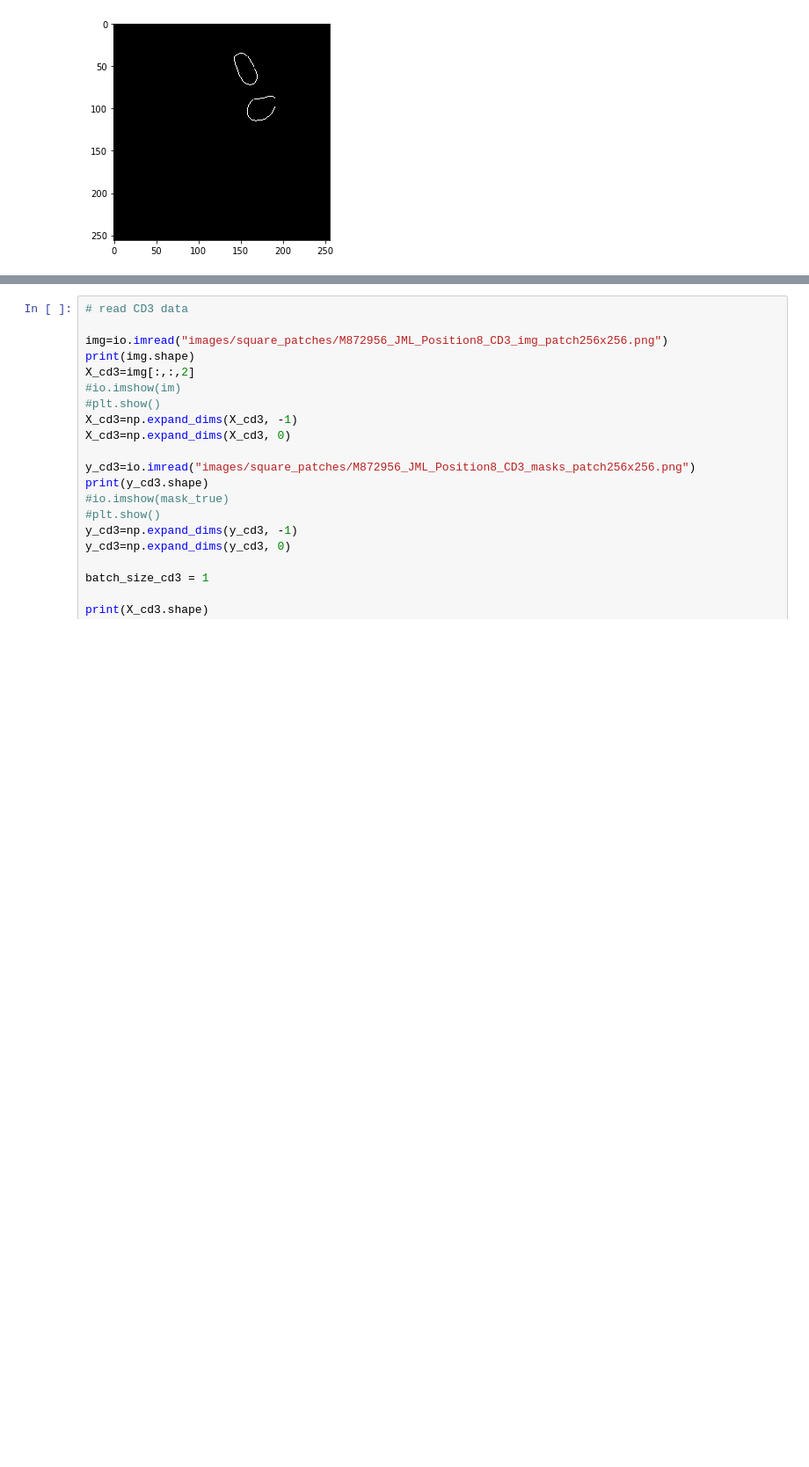
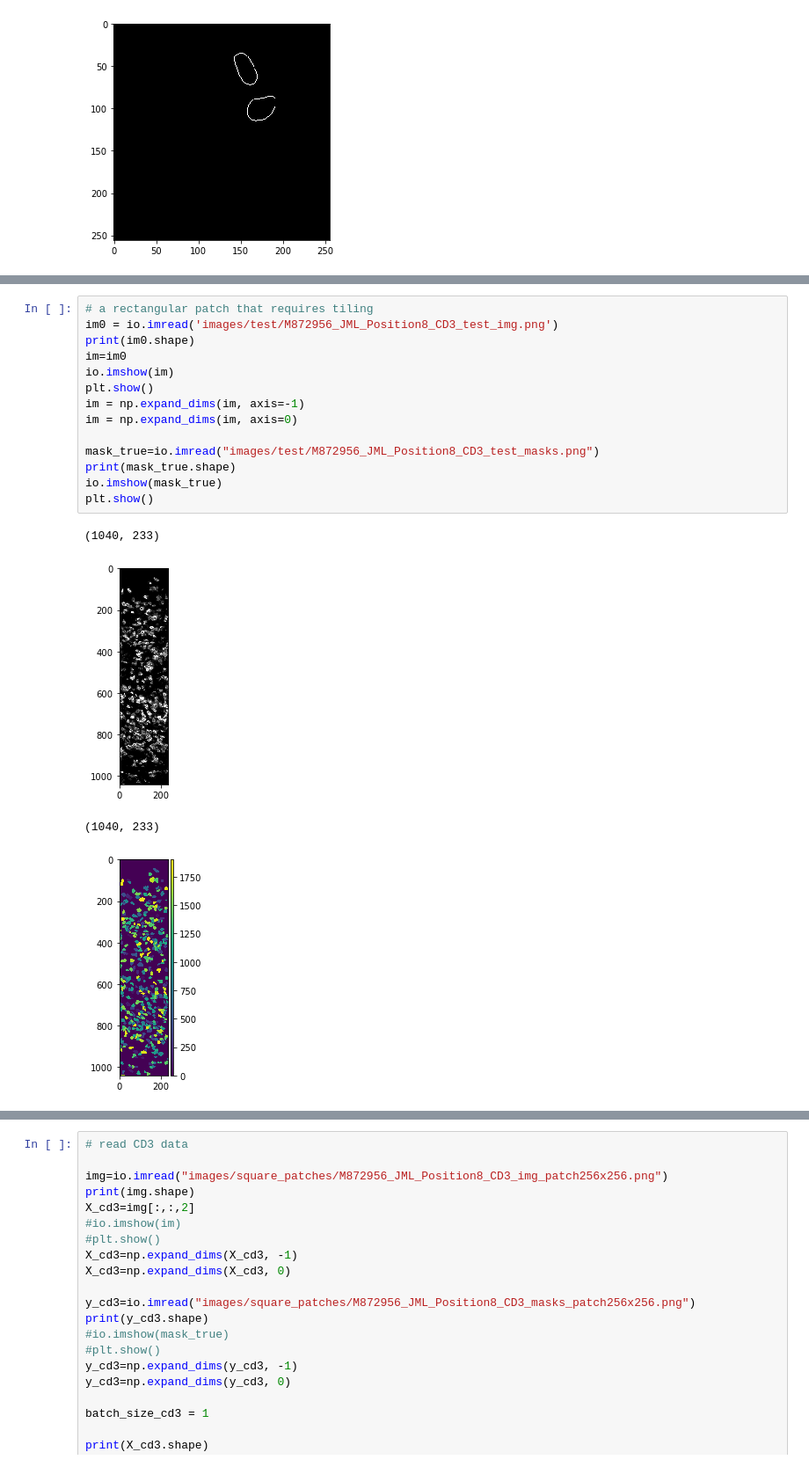
Before and after one commit to youyifong/dense_cell_segmentation, a Jupyter notebook: DeepCell_demo_train_pred_nuclear.ipynb, the cells around one changed output, grey strips where cells are left out. Shown at 88% size. Saved outputs shown, nothing was run; the diff lists cells and outputs as text; blank space fills up the shorter version.

```diff
--- a/DeepCell_demo_train_pred_nuclear.ipynb
+++ b/DeepCell_demo_train_pred_nuclear.ipynb
@@ -247,0 +272,19 @@ syotil.csi(y_test[1,:,:,0], masks[1,:,:,0])
+# %%
+# a rectangular patch that requires tiling
+im0 = io.imread('images/test/M872956_JML_Position8_CD3_test_img.png')
+print(im0.shape)
+im=im0
+io.imshow(im)
+plt.show()
+im = np.expand_dims(im, axis=-1)
+im = np.expand_dims(im, axis=0)
+
+mask_true=io.imread("images/test/M872956_JML_Position8_CD3_test_masks.png")
+print(mask_true.shape)
+io.imshow(mask_true)
+plt.show()
+# %% [output]
+(1040, 233)
+[figure, added]
+(1040, 233)
+[figure, added]
```
Also changed, not shown: parts of 23 cells of this notebook, 4 other files.
